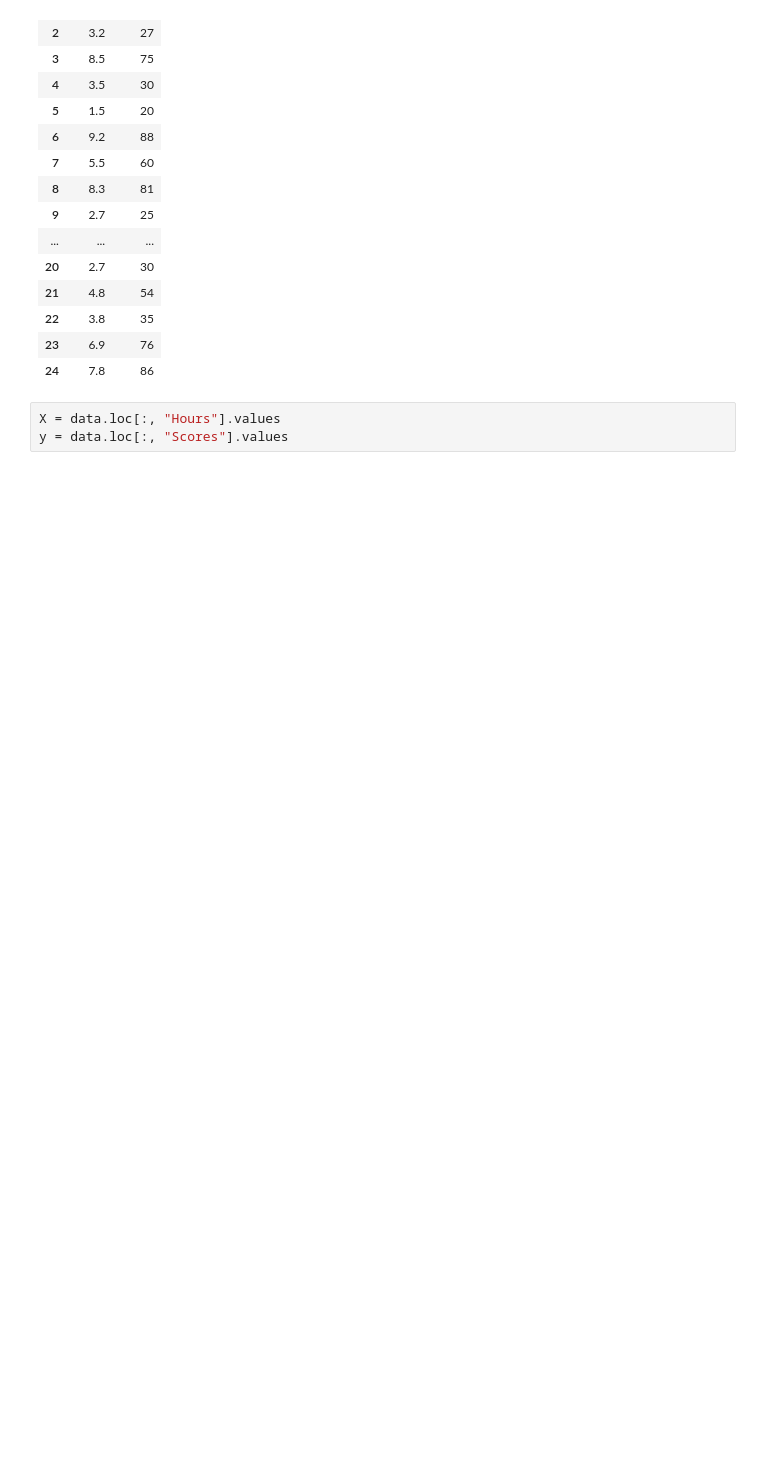
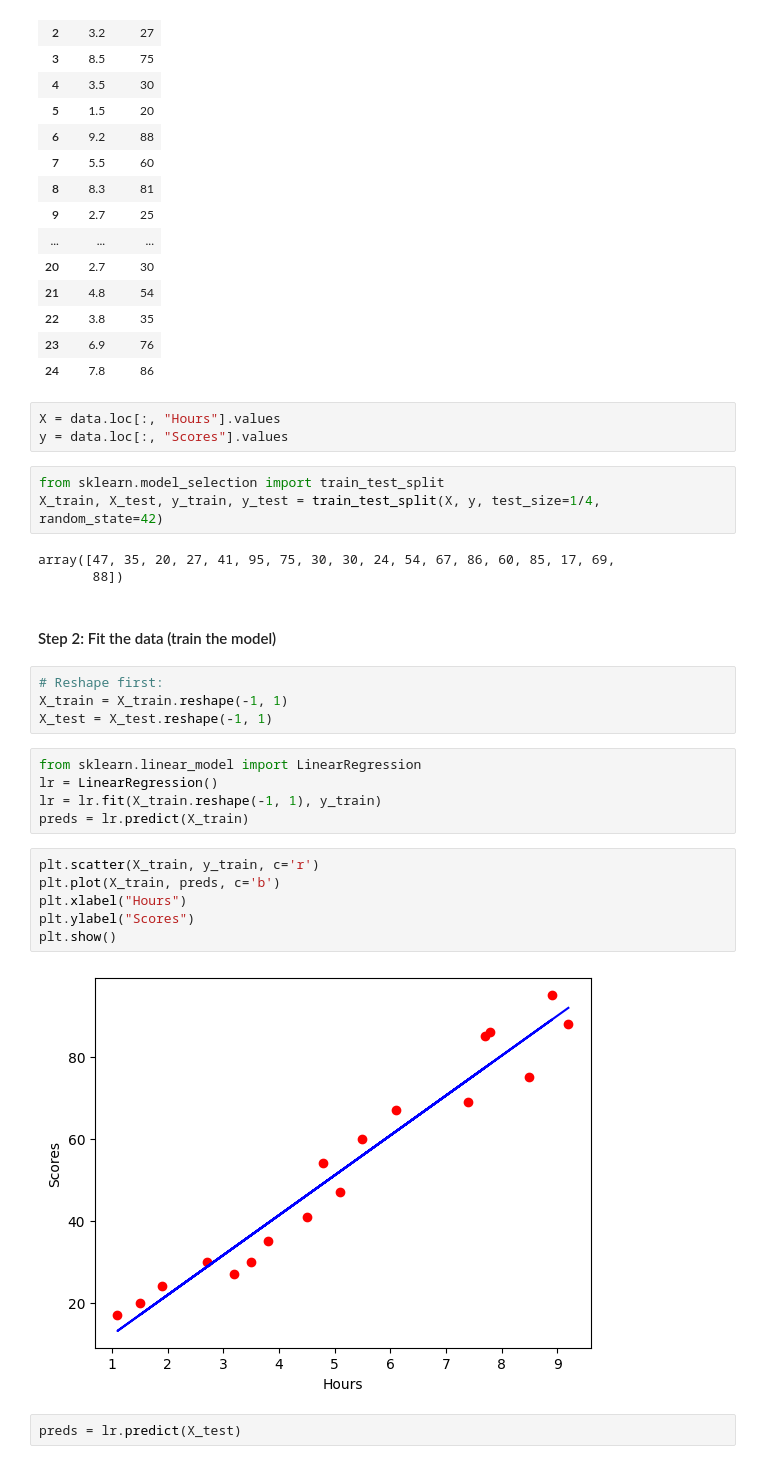
Before and after one commit to ammarlodhi255/ML_spelled_out, a Jupyter notebook: ML Using Core Libraries/#2_linear_regression.ipynb, the cells around one changed output. Cells and saved outputs as stored; diff of their text form; blank space fills up the shorter version.

Commit message:
add linear_regression

```diff
--- a/ML Using Core Libraries/#2_linear_regression.ipynb
+++ b/ML Using Core Libraries/#2_linear_regression.ipynb
@@ -25,3 +28,30 @@ data.head(data.shape[0])
 # %%
 X = data.loc[:, "Hours"].values
 y = data.loc[:, "Scores"].values
+# %%
+from sklearn.model_selection import train_test_split
+X_train, X_test, y_train, y_test = train_test_split(X, y, test_size=1/4, random_state=42)
+# %% [output]
+array([47, 35, 20, 27, 41, 95, 75, 30, 30, 24, 54, 67, 86, 60, 85, 17, 69,
+       88])
+# %% [markdown]
+#### Step 2: Fit the data (train the model)
+# %%
+# Reshape first:
+X_train = X_train.reshape(-1, 1)
+X_test = X_test.reshape(-1, 1)
+# %%
+from sklearn.linear_model import LinearRegression
+lr = LinearRegression()
+lr = lr.fit(X_train.reshape(-1, 1), y_train)
+preds = lr.predict(X_train)
+# %%
+plt.scatter(X_train, y_train, c='r')
+plt.plot(X_train, preds, c='b')
+plt.xlabel("Hours")
+plt.ylabel("Scores")
+plt.show()
+# %% [output]
+[figure, added]
+# %%
+preds = lr.predict(X_test)
```
Also changed, not shown: parts of 3 cells of this notebook.
